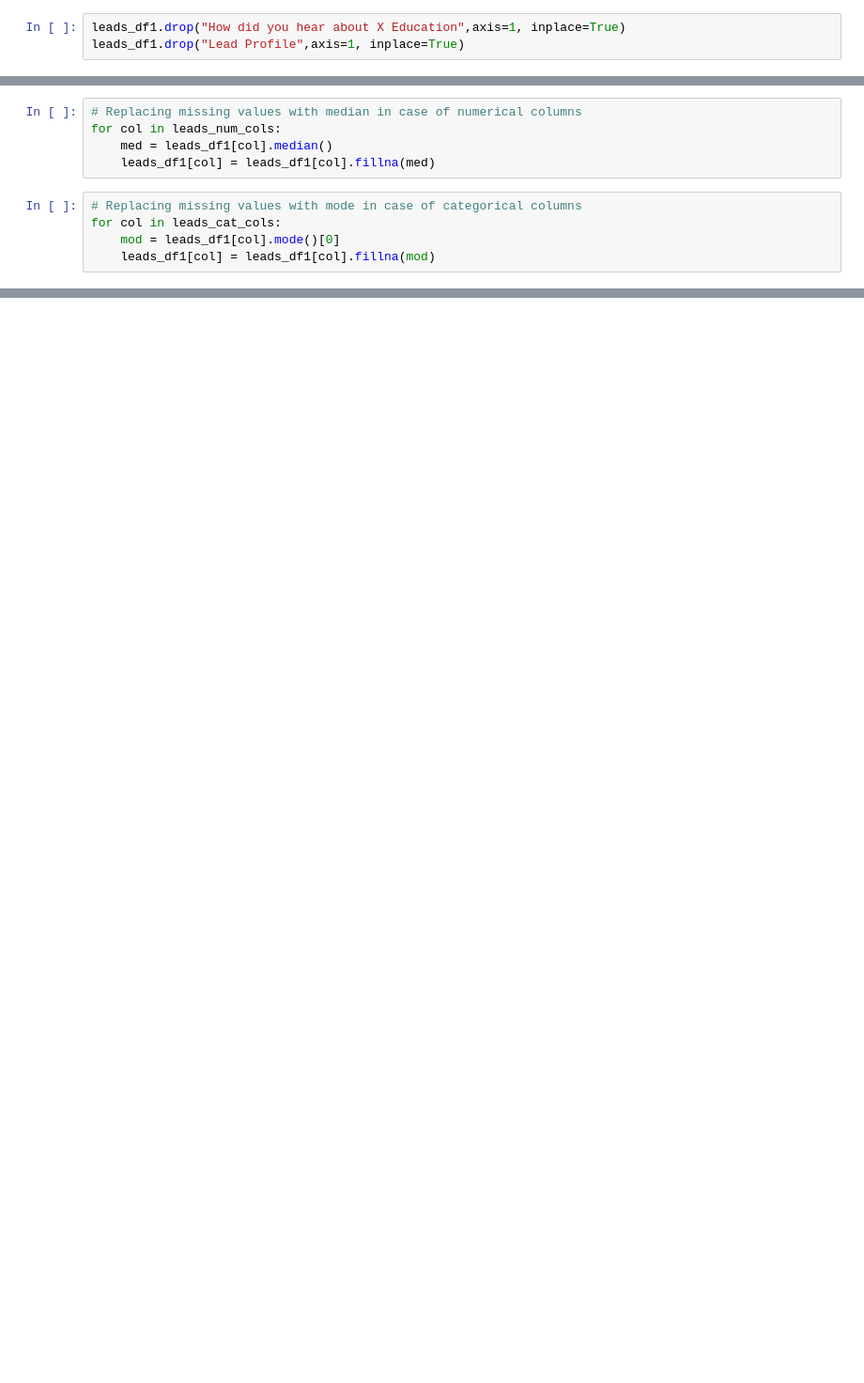
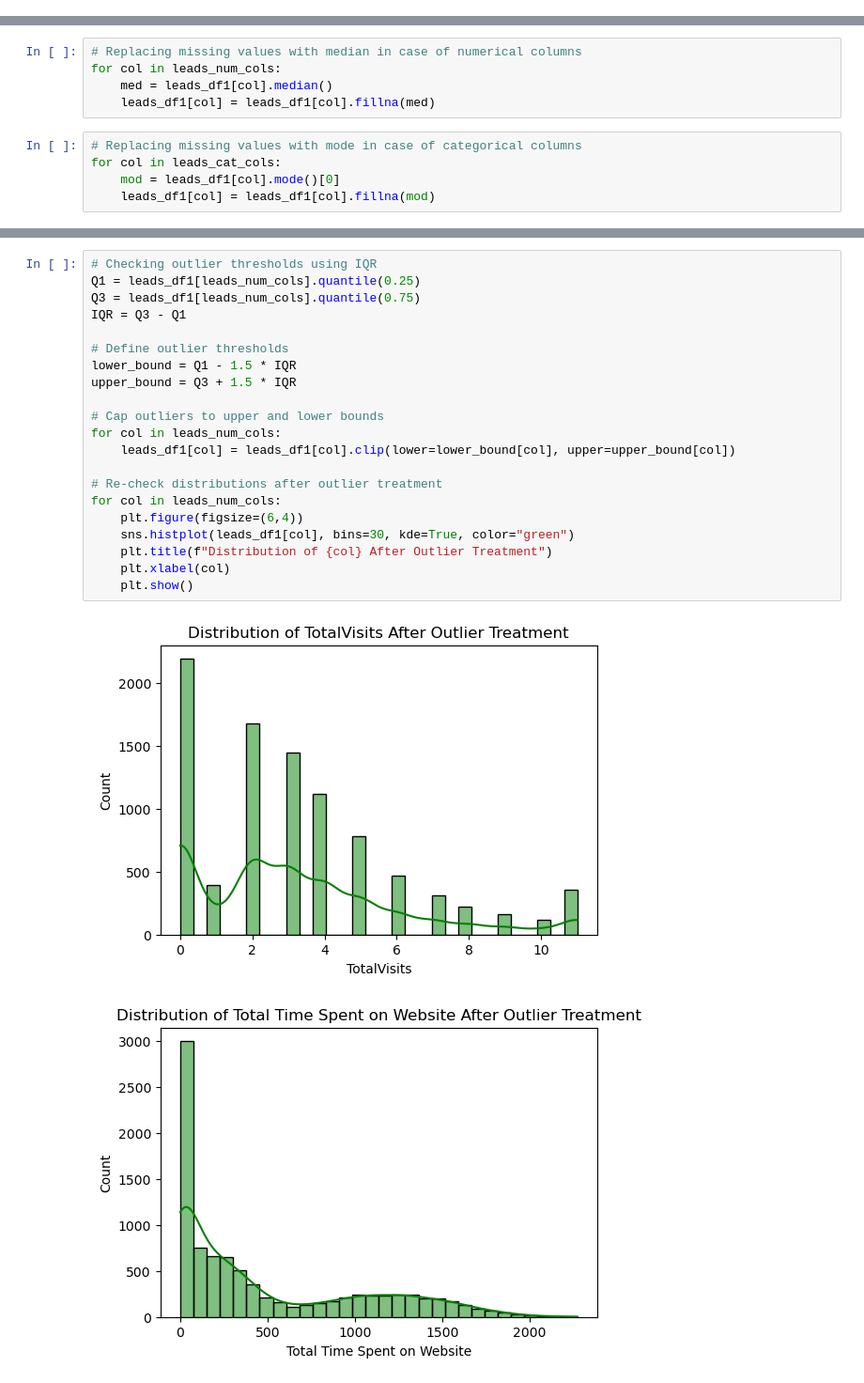
Before and after one commit to nishantgaurav-tech/leadscoring_cs, a Jupyter notebook: Case_Study_NishantG_ParulC_NishantA.ipynb, the cells around one changed output, grey strips where cells are left out. Shown at 94% size. Saved outputs shown, nothing was run; the diff lists cells and outputs as text; blank space fills up the shorter version.

```diff
--- a/Case_Study_NishantG_ParulC_NishantA.ipynb
+++ b/Case_Study_NishantG_ParulC_NishantA.ipynb
@@ -155,3 +69,0 @@ Name: proportion, dtype: float64
-# %%
-leads_df1.drop("How did you hear about X Education",axis=1, inplace=True)
-leads_df1.drop("Lead Profile",axis=1, inplace=True)
@@ -241,0 +272,24 @@ dtype: float64
+# %%
+# Checking outlier thresholds using IQR
+Q1 = leads_df1[leads_num_cols].quantile(0.25)
+Q3 = leads_df1[leads_num_cols].quantile(0.75)
+IQR = Q3 - Q1
+
+# Define outlier thresholds
+lower_bound = Q1 - 1.5 * IQR
+upper_bound = Q3 + 1.5 * IQR
+
+# Cap outliers to upper and lower bounds
+for col in leads_num_cols:
+    leads_df1[col] = leads_df1[col].clip(lower=lower_bound[col], upper=upper_bound[col])
+
+# Re-check distributions after outlier treatment
+for col in leads_num_cols:
+    plt.figure(figsize=(6,4))
+    sns.histplot(leads_df1[col], bins=30, kde=True, color="green")
+    plt.title(f"Distribution of {col} After Outlier Treatment")
+    plt.xlabel(col)
+    plt.show()
+# %% [output]
+[figure, added]
+[figure, added]
```
Also changed, not shown: parts of 180 cells of this notebook.
